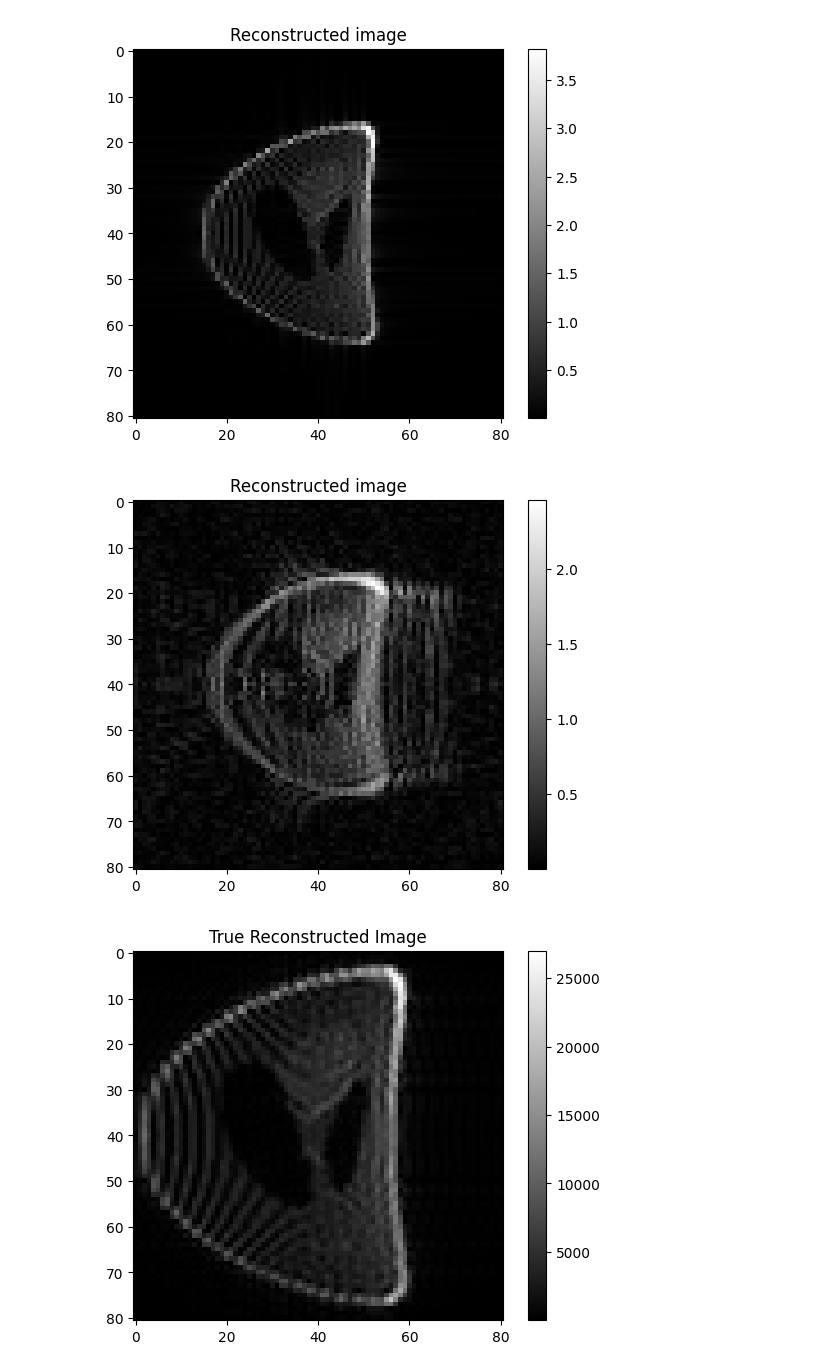
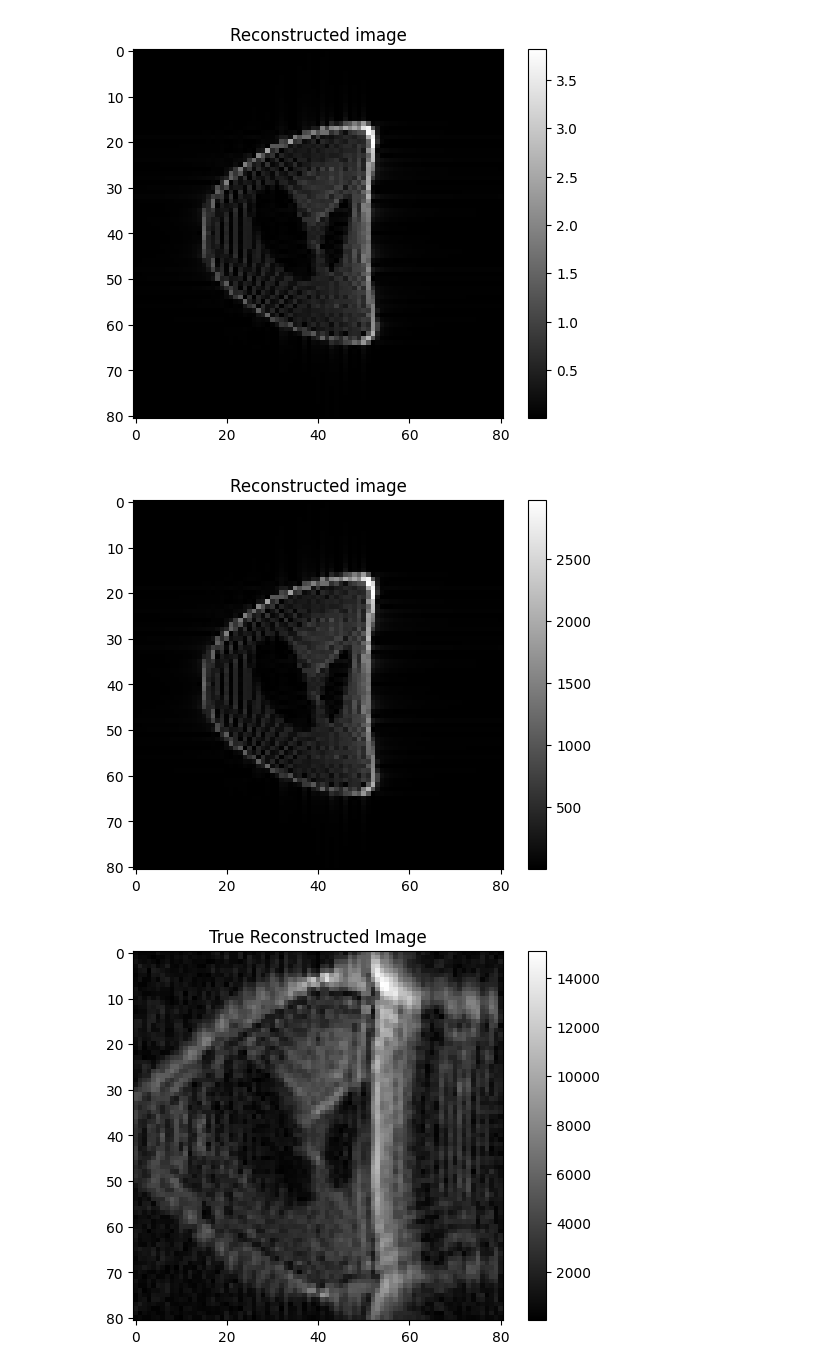
Before and after one commit to MaxStrey/Martinos_MR, a Jupyter notebook: Martinos_project/phantom_generation/phantom_7.ipynb, the cells around one changed output. Cells and saved outputs as stored; diff of their text form; code cells hidden in the pictures.

```diff
--- a/Martinos_project/phantom_generation/phantom_7.ipynb
+++ b/Martinos_project/phantom_generation/phantom_7.ipynb
@@ -113,12 +113,12 @@ plt.show()
 [figure]
 [figure]
 # %%
-k_space_corrected = k_space * np.exp(1j * 2 * np.pi * B0_field_map * time)
+# k_space_corrected = k_space * np.exp(1j * 2 * np.pi * B0_field_map * time)
 
-# k_space_corrected = np.zeros((N_spins, N_spins), dtype=np.complex128)
-# for i, kx in tqdm(enumerate(kx_values)):
-#     for j, ky in enumerate(ky_values):
-#         k_space_corrected[i, j] = np.sum(phantom * np.exp(-1j * (kx * x_values + ky * y_values)) * np.exp(-1j * 2 * np.pi * B0_field_map * time[j]))
+k_space_corrected = np.zeros((N_spins, N_spins), dtype=np.complex128)
+for i in tqdm(range(N_spins)):
+    for j in range(N_spins):
+        k_space_corrected[i, j] = np.sum(k_space[i, j] / np.exp(1j * 2 * np.pi * B0_field_map * time))
 
 
 
@@ -133,38 +133,38 @@ plt.title('Reconstructed image')
 plt.colorbar()
 plt.show()
 # %% [output]
-[figure, old version]
+[figure, new version]
 # %%
 x_values_1 = np.linspace(-FOV / 2, FOV / 2, N_spins)
 y_values_1 = np.linspace(-FOV / 2, FOV / 2, N_spins)
 
 
 def inverse_fourier_2d(k_space):
     # Allocate a space for the output image
     image = np.zeros((N_spins, N_spins), dtype=np.complex128)
 
     # Create a grid of k-space indices
     i_values, j_values = np.meshgrid(np.arange(N_spins), np.arange(N_spins), indexing='ij')
 
     # Iterate through each pixel in k-space
     for m in tqdm(range(N_spins)):
         for n in range(N_spins):
             # Calculate the inverse Fourier transform using vectorized operations
-            image[m, n] = np.sum(k_space * np.exp(1j * (kx_values[i_values] * x_values_1[m] + ky_values[j_values] * y_values_1[n]))) #* np.exp(1j * gamma * B0_field_map[m,n] * time[j]))
+            image[m, n] = np.sum(k_space * np.exp(1j * (kx_values[i_values] * x_values_1[m] + ky_values[j_values] * y_values_1[n])) * np.exp(-1j * 2 * np.pi * B0_field_map * time[n]))
 
     return image
 
 # Apply the inverse Fourier transform to the k-space data
 reconstructed_image = inverse_fourier_2d(k_space)
 
 # Plot the absolute value of the reconstructed image
 plt.figure()
 plt.imshow(np.abs(reconstructed_image), cmap='gray')
 plt.colorbar()
 plt.title('True Reconstructed Image')
 plt.show()
 # %% [output]
-[figure, old version]
+[figure, new version]
 # %%
 # Reshape the k-space data into a vector
 kspace_vec = np.reshape(k_space, (N_spins*N_spins))
```
Also changed, not shown: parts of 3 cells of this notebook.
